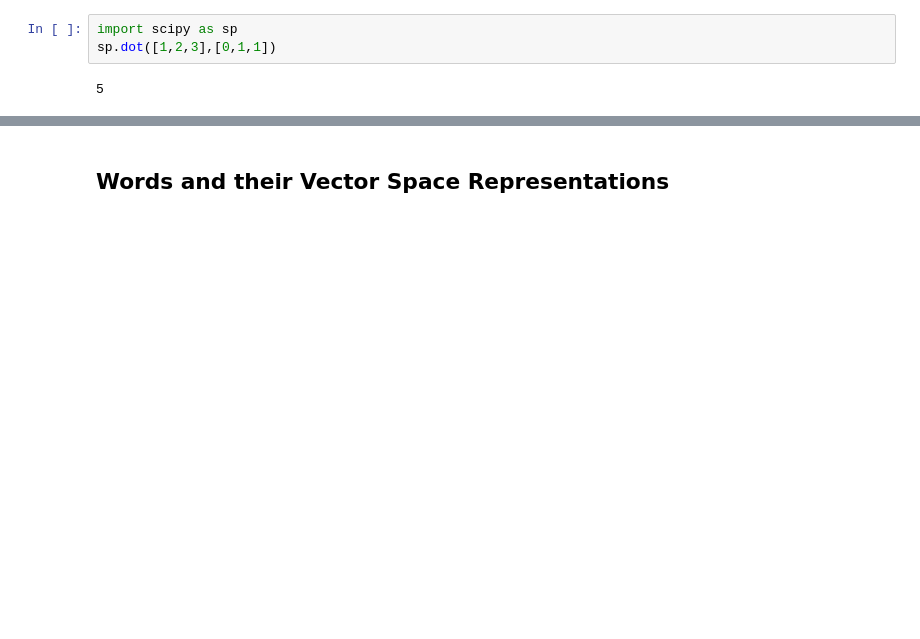
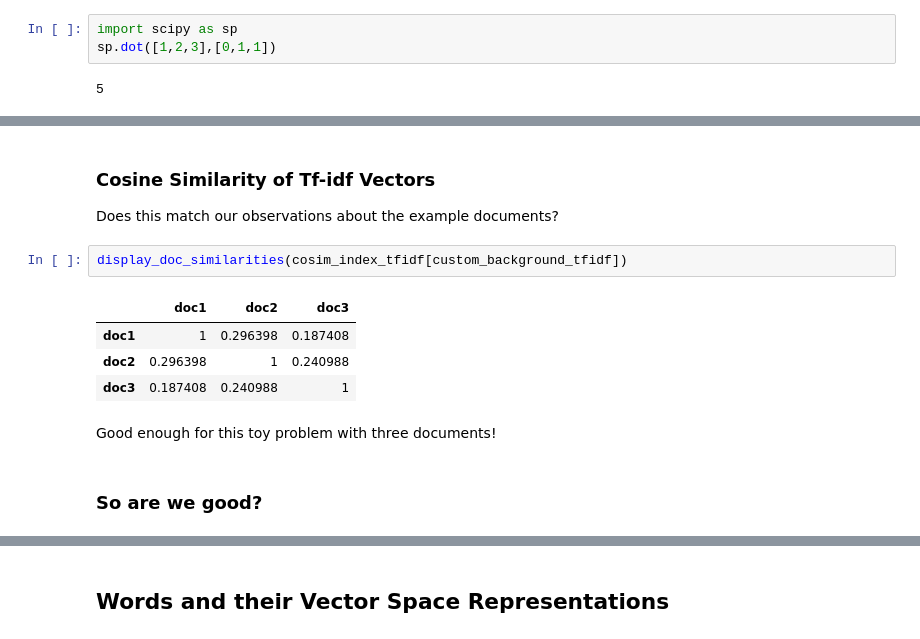
Before and after one commit to nataliedurgin/similar-questions, a Jupyter notebook: Spiceworld_20181010.ipynb, the cells around one changed output, grey strips where cells are left out. Drawn from its saved outputs; the diff is of its cells as text; blank space fills up the shorter version.

```diff
--- a/Spiceworld_20181010.ipynb
+++ b/Spiceworld_20181010.ipynb
@@ -503,0 +217,15 @@ Notice that document 2 and 3 have 0 term overlap...
+# %% [markdown]
+### Cosine Similarity of Tf-idf Vectors
+
+Does this match our observations about the example documents?
+# %%
+display_doc_similarities(cosim_index_tfidf[custom_background_tfidf])
+# %% [output]
+|  | doc1 | doc2 | doc3 |
+| doc1 | 1 | 0.296398 | 0.187408 |
+| doc2 | 0.296398 | 1 | 0.240988 |
+| doc3 | 0.187408 | 0.240988 | 1 |
+# %% [markdown]
+Good enough for this toy problem with three documents!
+# %% [markdown]
+### So are we good?
```
Also changed, not shown: parts of 116 cells of this notebook.
